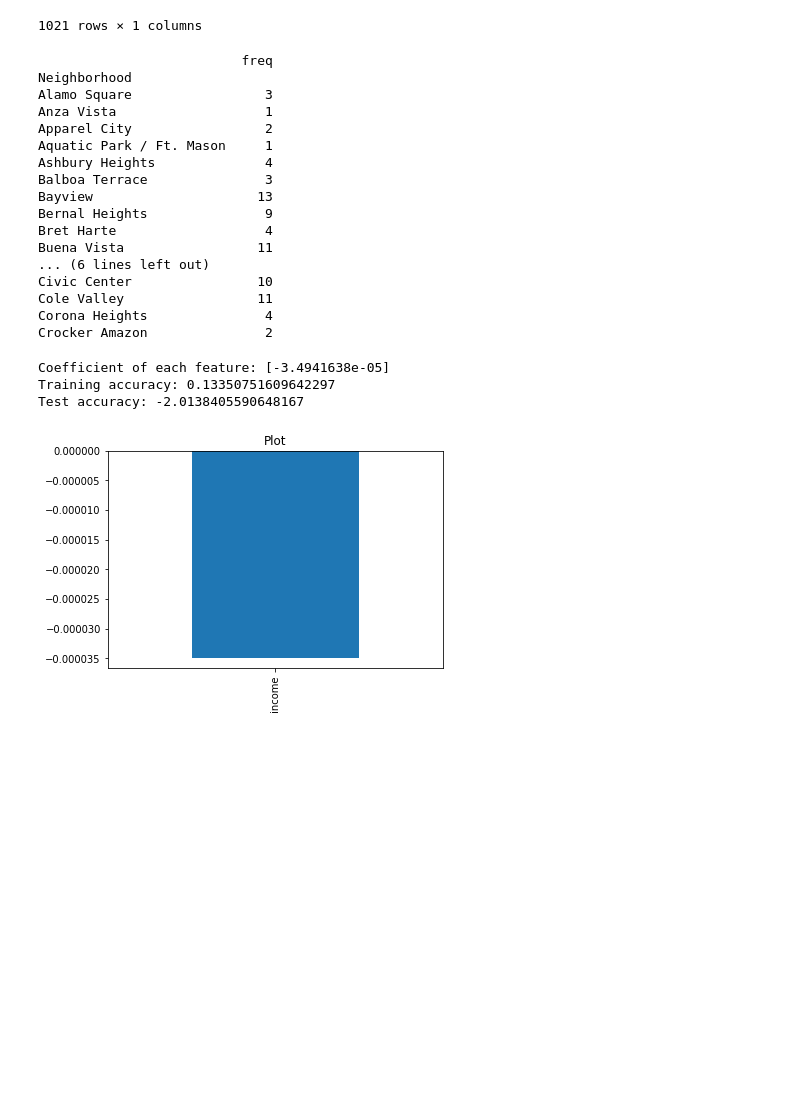
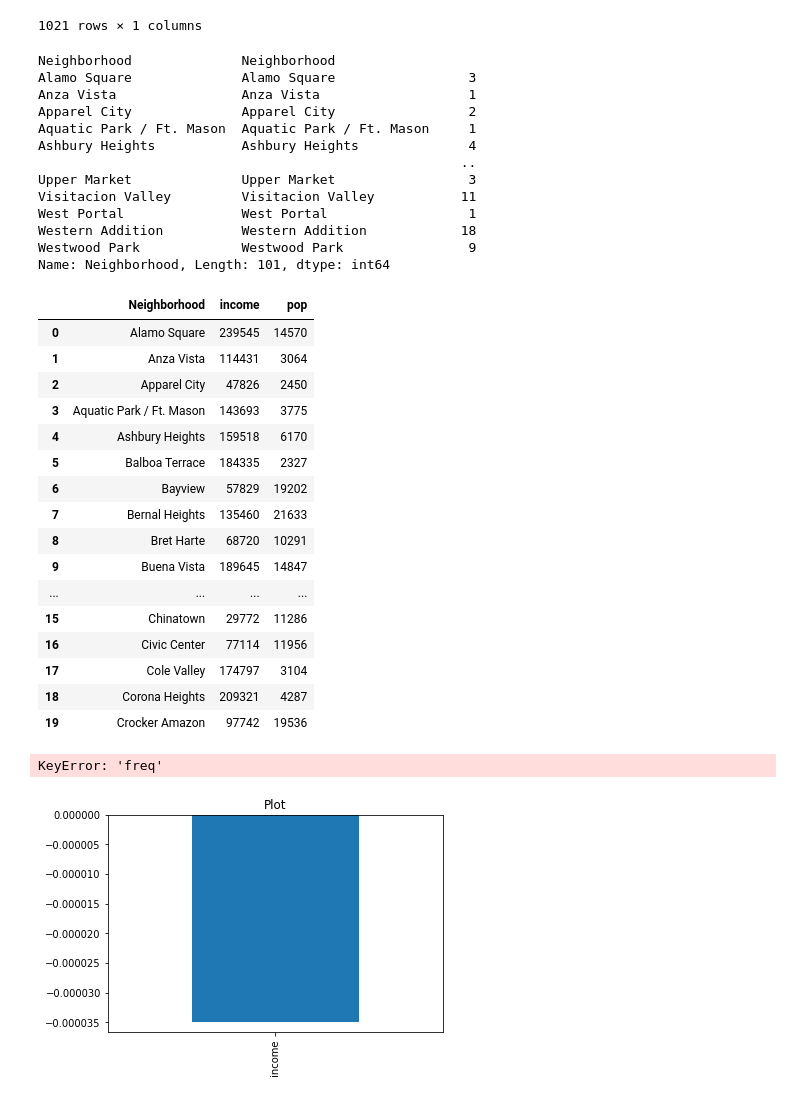
Before and after one commit to shleung101/sta141c_311_cases, a Jupyter notebook: SruthiDraft1 .ipynb, the cells around one changed output. Cells and saved outputs as stored; diff of their text form; code cells hidden in the pictures; blank space fills up the shorter version.

```diff
--- a/SruthiDraft1 .ipynb
+++ b/SruthiDraft1 .ipynb
@@ -185,65 +185,79 @@ cases_q7
 neighborhood = cases_q7.groupby('Neighborhood')
 #neighborhood['freq'] = neighborhood.groupby('Neighborhood')['Neighborhood'].transform('count')
 neighborhood
-
+freq = neighborhood['Neighborhood'].value_counts()
+freq
 #print(neighborhood.first()[0:20])
 
 neighborhood20 = neighborhood.first()[0:20]
-print(neighborhood20)
+print(freq)
 
 #print(neighborhood.first()[21:40])
 # %% [output]
-                          freq
-Neighborhood
-Alamo Square                 3
-Anza Vista                   1
-Apparel City                 2
-Aquatic Park / Ft. Mason     1
-Ashbury Heights              4
-Balboa Terrace               3
-Bayview                     13
-Bernal Heights               9
-Bret Harte                   4
-Buena Vista                 11
-... (6 lines left out)
-Civic Center                10
-Cole Valley                 11
-Corona Heights               4
-Crocker Amazon               2
+Neighborhood              Neighborhood
+Alamo Square              Alamo Square                 3
+Anza Vista                Anza Vista                   1
+Apparel City              Apparel City                 2
+Aquatic Park / Ft. Mason  Aquatic Park / Ft. Mason     1
+Ashbury Heights           Ashbury Heights              4
+                                                      ..
+Upper Market              Upper Market                 3
+Visitacion Valley         Visitacion Valley           11
+West Portal               West Portal                  1
+Western Addition          Western Addition            18
+Westwood Park             Westwood Park                9
+Name: Neighborhood, Length: 101, dtype: int64
 # %%
 #making an array of household income and population
 #from census.gov and niche.com
 income = ['239545', '114431', '47826', '143693', '159518', '184335', '57829', '135460', '68720', '189645',
          '93227', '138825', '83166', '100567', '187106', '29772', '77114', '174797', '209321', '97742']
 
 
 population = ['14570', '3064', '2450', '3775', '6170', '2327', '19202', '21633', '10291', '14847',
               '2891', '5655', '10563', '7455', '3466', '11286', '11956', '3104', '4287', '19536']
 
 neighborhood20['income'] = income
 neighborhood20['pop'] = population
 neighborhood = pd.DataFrame(neighborhood20)
 
 neighborhood = neighborhood.rename_axis("Neighborhood").reset_index()
+neighborhood
+# %% [output]
+|  | Neighborhood | income | pop |
+| 0 | Alamo Square | 239545 | 14570 |
+| 1 | Anza Vista | 114431 | 3064 |
+| 2 | Apparel City | 47826 | 2450 |
+| 3 | Aquatic Park / Ft. Mason | 143693 | 3775 |
+| 4 | Ashbury Heights | 159518 | 6170 |
+| 5 | Balboa Terrace | 184335 | 2327 |
+| 6 | Bayview | 57829 | 19202 |
+| 7 | Bernal Heights | 135460 | 21633 |
+| 8 | Bret Harte | 68720 | 10291 |
+| 9 | Buena Vista | 189645 | 14847 |
+| ... | ... | ... | ... |
+| 15 | Chinatown | 29772 | 11286 |
+| 16 | Civic Center | 77114 | 11956 |
+| 17 | Cole Valley | 174797 | 3104 |
+| 18 | Corona Heights | 209321 | 4287 |
+| 19 | Crocker Amazon | 97742 | 19536 |
 # %%
 #Building Ridge Regression plots for frequency and income
 
-X = pd.DataFrame(neighborhood['income'])
+Xinc = pd.DataFrame(neighborhood['income'])
 y = neighborhood['freq']
 
-X_train, X_test, y_train, y_test = train_test_split(X, y, test_size=0.3, random_state = 0)
+Xinc_train, Xinc_test, y_train, y_test = train_test_split(Xinc, y, test_size=0.3, random_state = 0)
 
 #Fitting a Ridge Model
 modelRidge = Ridge()
-modelRidge.fit(X_train,y_train)
-predRidge = modelRidge.predict(X_test)
+modelRidge.fit(Xinc_train,y_train)
+predRidge = modelRidge.predict(Xinc_test)
 print('Coefficient of each feature:', modelRidge.coef_)
-print('Training accuracy:', modelRidge.score(X_train, y_train))
-print('Test accuracy:', modelRidge.score(X_test, y_test))
+print('Training accuracy:', modelRidge.score(Xinc_train, y_train))
+print('Test accuracy:', modelRidge.score(Xinc_test, y_test))
 print('')
 # %% [output]
-Coefficient of each feature: [-3.4941638e-05]
-Training accuracy: 0.13350751609642297
-Test accuracy: -2.0138405590648167
+KeyError: 'freq'
 # %%
 #Plot of variables vs coefficients
```
Also changed, not shown: parts of 17 cells of this notebook.
